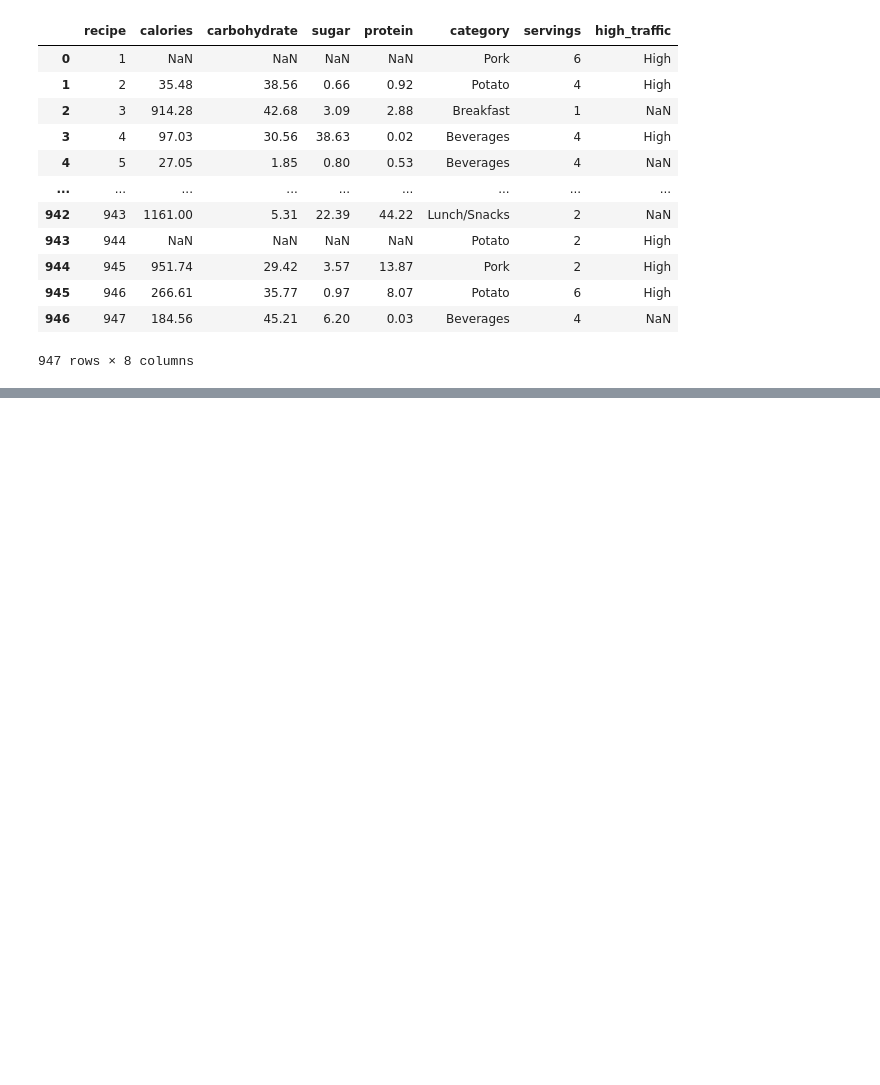
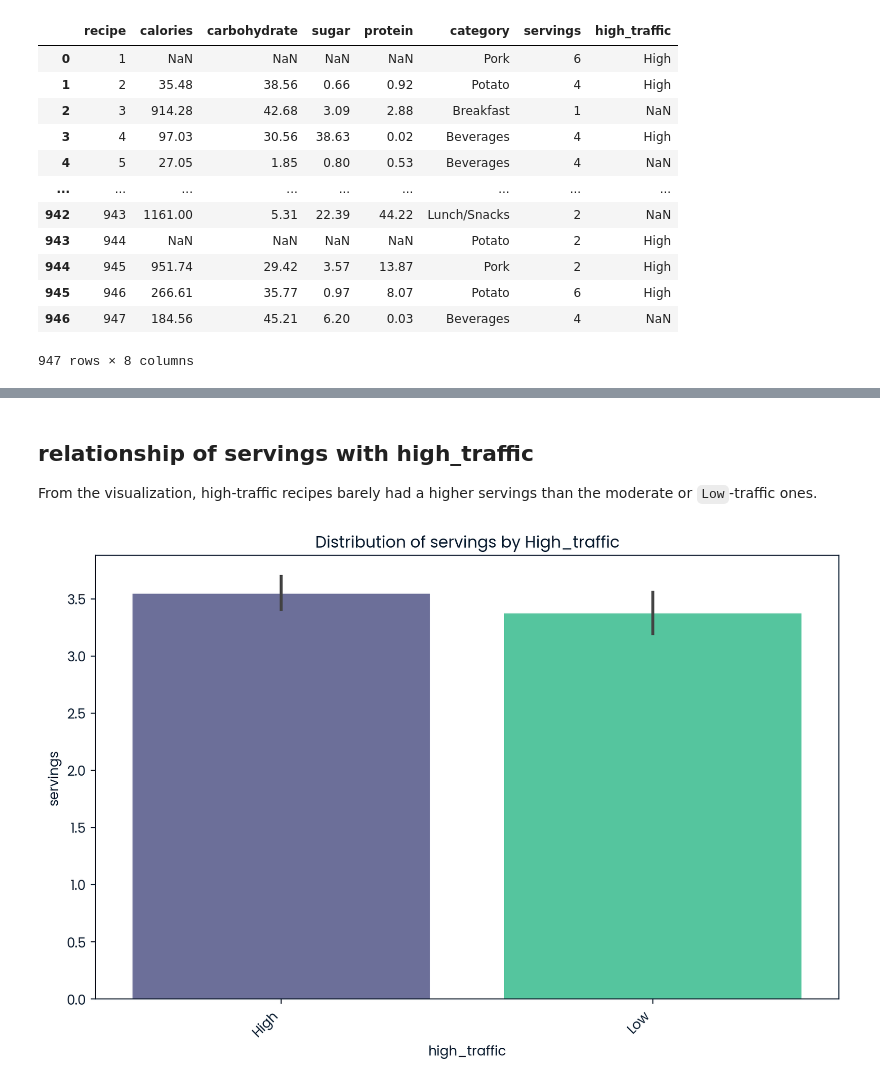
Before and after one commit to Membaliz/data_on_rails, a Jupyter notebook: notebook.ipynb, the cells around one changed output, grey strips where cells are left out. Cells and saved outputs as stored; diff of their text form; code cells hidden in the pictures; blank space fills up the shorter version.

```diff
--- a/notebook.ipynb
+++ b/notebook.ipynb
@@ -552,0 +197,11 @@ servings: 0.0507
+# %% [markdown]
+## relationship of servings with high_traffic
+From the visualization, high-traffic recipes barely had a higher servings than the moderate or `Low`-traffic ones.
+# %%
+plt.figure(figsize=(10, 6))
+sns.barplot(x='high_traffic',y = 'servings', data=df,hue = 'high_traffic')
+plt.title('Distribution of servings by High_traffic')
+plt.xticks(rotation=45, ha='right')
+plt.show()
+# %% [output]
+[figure, added]
```
Also changed, not shown: parts of 77 cells of this notebook.
